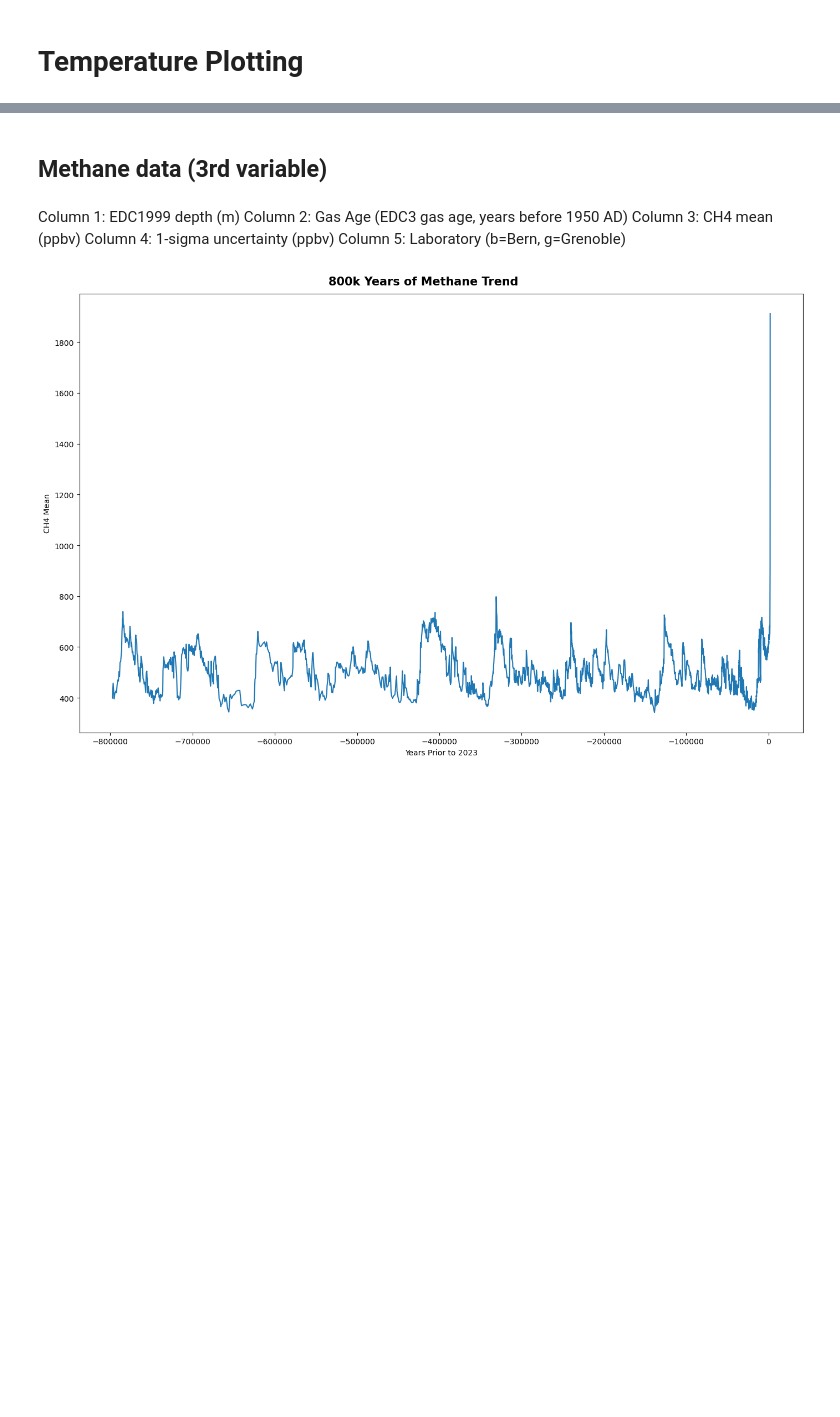
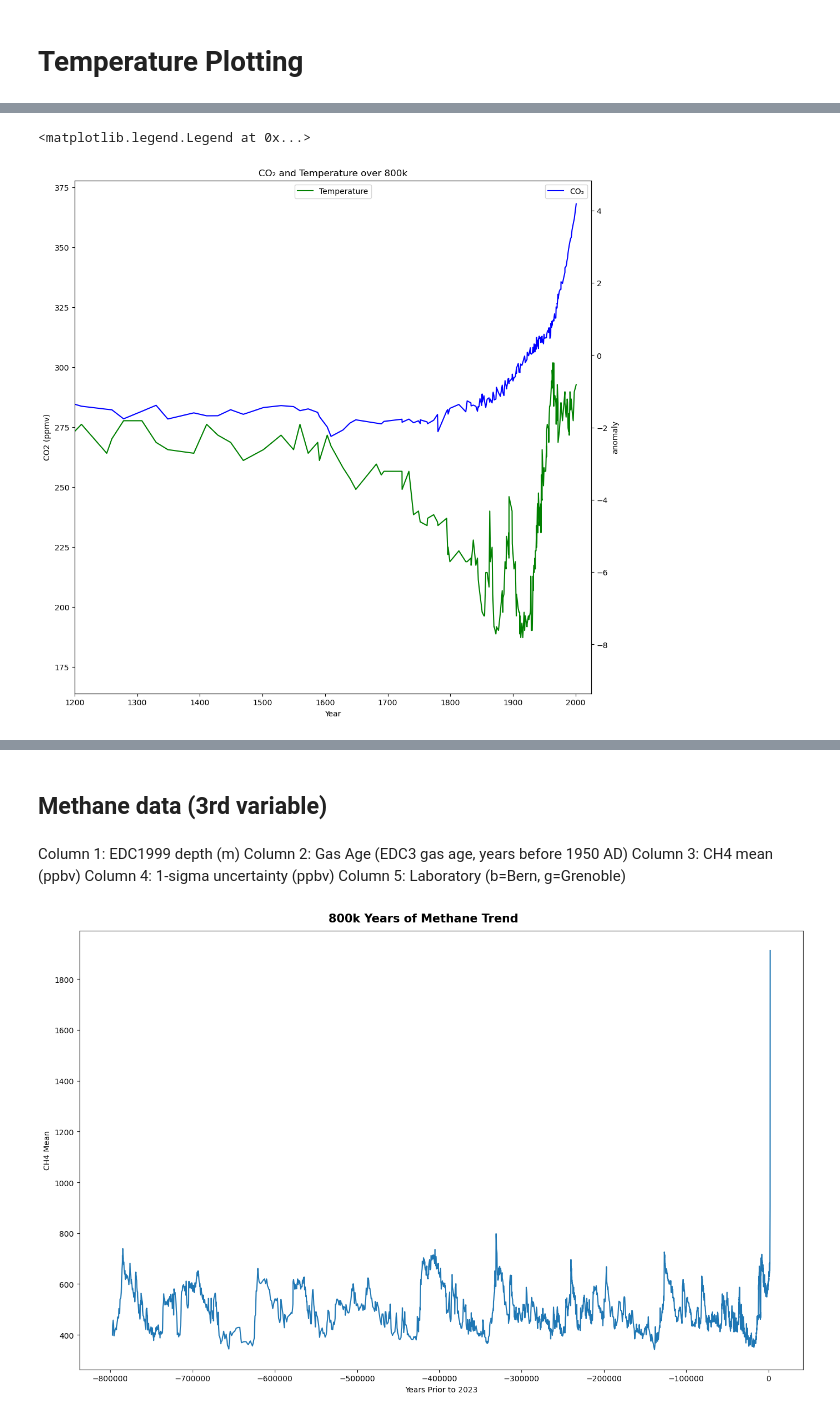
Before and after one commit to rebeccaf1918/Programming-for-Da-Project2, a Jupyter notebook: Project.ipynb, the cells around one changed output, grey strips where cells are left out. Drawn from its saved outputs; the diff is of its cells as text; code cells hidden in the pictures; blank space fills up the shorter version.

```diff
--- a/Project.ipynb
+++ b/Project.ipynb
@@ -236,3 +244,15 @@ plt.show()
+# %%
+fig, ax1 = plt.subplots(figsize=(12,12))
+ax2 = ax1.twinx()
+sea.lineplot(x="Year", y="CO2 (ppmv)", data=CombinedData, color="b", ax=ax1, label="CO₂")
+sea.lineplot(x="Year", y="anomaly", data=CombinedData, color="g", ax=ax2, label="Temperature")
+ax1.set_xlim(1200, 2025)
+ax2.set_xlim(1200, 2025)
+plt.title("CO₂ and Temperature over 800k")
+plt.legend(loc='upper center')
+# %% [output]
+<matplotlib.legend.Legend at 0x...>
+[figure, added]
 # %%
 fig, ax = plt.subplots(figsize=(12,12))
 sea.lineplot(x="Year", y="CO2 (ppmv)", data=CombinedData, color="b", label="CO2")
```
Also changed, not shown: parts of 23 cells of this notebook, 12 other files.
